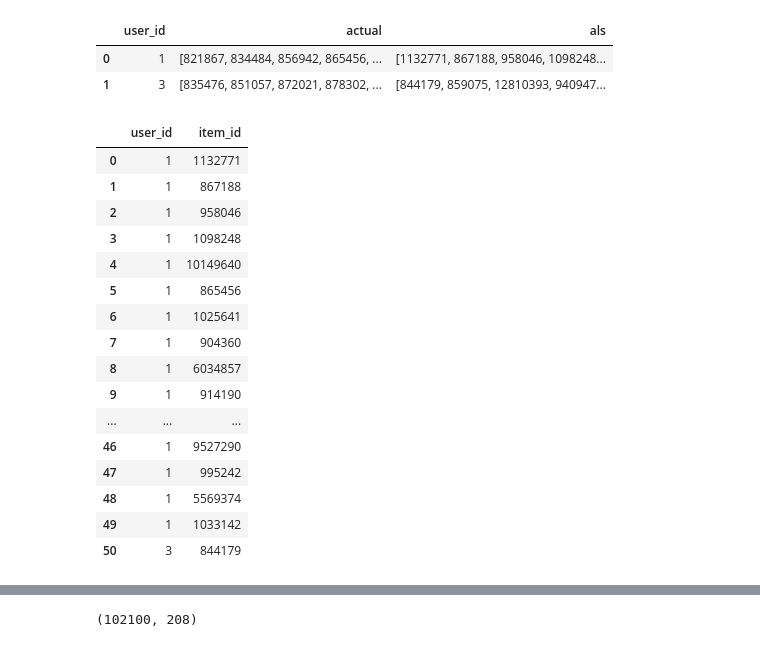
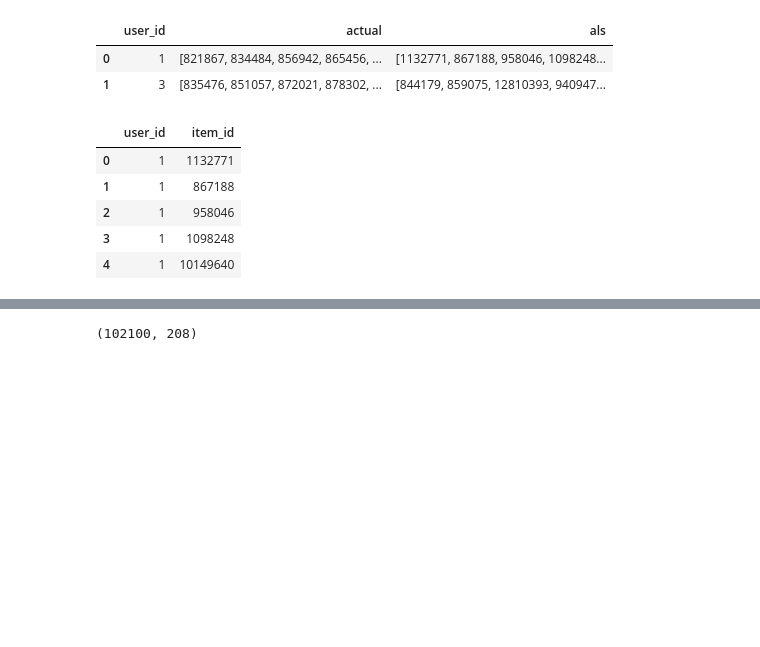
Before and after one commit to po-stas/RecSystems, a Jupyter notebook: lesson06/HW_6.ipynb, the cells around one changed output, grey strips where cells are left out. Drawn from its saved outputs; the diff is of its cells as text; code cells hidden in the pictures; blank space fills up the shorter version.

```diff
--- a/lesson06/HW_6.ipynb
+++ b/lesson06/HW_6.ipynb
@@ -331,27 +304,16 @@ result_lvl_2.head(2)
 # %%
 # Делаем пары user_id - item_id
 df=pd.DataFrame({'user_id':result_lvl_2.user_id.values.repeat(len(result_lvl_2.als[0])),
                  'item_id':np.concatenate(result_lvl_2.als.values)})
 
-df.head(51)
+df.head()
 # %% [output]
 |  | user_id | item_id |
 | 0 | 1 | 1132771 |
 | 1 | 1 | 867188 |
 | 2 | 1 | 958046 |
 | 3 | 1 | 1098248 |
 | 4 | 1 | 10149640 |
-| 5 | 1 | 865456 |
-| 6 | 1 | 1025641 |
-| 7 | 1 | 904360 |
-| 8 | 1 | 6034857 |
-| 9 | 1 | 914190 |
-| ... | ... | ... |
-| 46 | 1 | 9527290 |
-| 47 | 1 | 995242 |
-| 48 | 1 | 5569374 |
-| 49 | 1 | 1033142 |
-| 50 | 3 | 844179 |
 # %%
 # Теперь сюда надо опять добавить айтем-фичи + айтем-ембеддинги + юзер-ембеддниги
 val_lvl_2 = df.copy()
```
Also changed, not shown: parts of 2 cells of this notebook, 1 other file.
